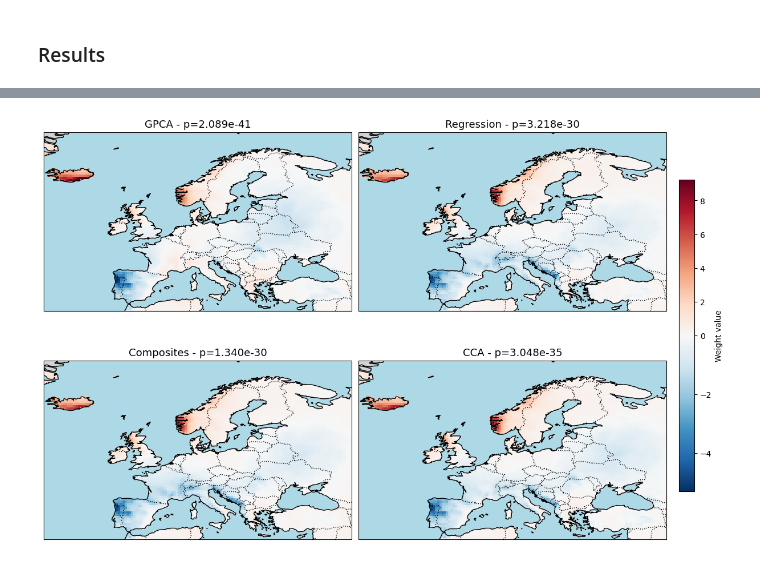
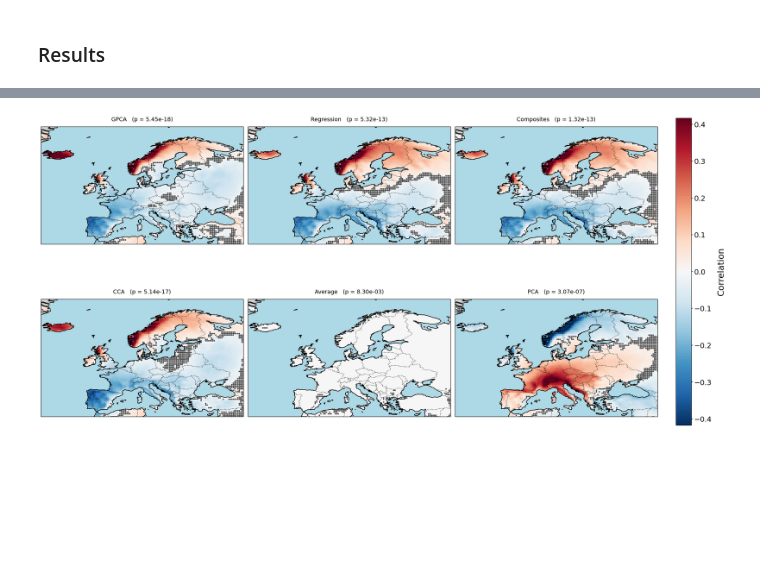
Before and after one commit to homerdurand/Granger-PCA-Teleconnections, a Jupyter notebook: teleconnection_precipitations.ipynb, the cells around one changed output, grey strips where cells are left out. Cells and saved outputs as stored; diff of their text form; code cells hidden in the pictures; blank space fills up the shorter version.

```diff
--- a/teleconnection_precipitations.ipynb
+++ b/teleconnection_precipitations.ipynb
@@ -131,3 +143,7 @@ cp_test_cca = cca.transform(anomalies_pca_test)
 sa = SpatialAveraging()
 sa.fit(oscillation_train[:, None], anomalies_train)
 cp_test_sa = sa.transform(anomalies_test)
+
+pc = PrincipalComponents()
+pc.fit(oscillation_train[:, None], anomalies_train)
+cp_test_pc = pc.transform(anomalies_test)
@@ -143,3 +307,10 @@ results_sa = test_granger_causality(oscillation_test[:, None], cp_test_sa, maxla
+# %%
+lag_min_gpca = lag#results_gpca['p_value'].argmin()+1
+lag_min_ra = lag#results_ra['p_value'].argmin()+1
+lag_min_ca = lag#results_ca['p_value'].argmin()+1
+lag_min_cca = lag#results_cca['p_value'].argmin()+1
+lag_min_sa = lag#results_sa['p_value'].argmin()+1
+lag_min_pc = lag#results_pc['p_value'].argmin()+1
 # %% [markdown]
 ### Results
 # %%
@@ -179,23 +387,32 @@ combined
 # %%
-idx = 0 # Which GPC
+# Normalising and reshaping weights to maps
+weights_gpca = np2D_to_np3D(w_gpca[None, :], mask)[0, :, :]
+weights_ra = np2D_to_np3D(w_ra[None, :], mask)[0, :, :]
+weights_ca = np2D_to_np3D( w_ca[None, :], mask)[0, :, :]
+weights_cca = np2D_to_np3D(w_cca[None, :], mask)[0, :, :]
+weights_sa = np2D_to_np3D(w_sa[None, :], mask)[0, :, :]
+weights_pc = -np2D_to_np3D(w_pc[None, :], mask)[0, :, :]
 
-weights_gpca = np2D_to_np3D(normalise((gpca.vects_[:, idx] @ pca.components_))[None, :], mask)[0, :, :]
-weights_ra = np2D_to_np3D(normalise((ra.lr.coef_.T @ pca.components_)[0, :])[None, :], mask)[0, :, :]
-weights_ca =np2D_to_np3D( normalise(ca.composites['PosNeg'].to_numpy() @ pca.components_)[None, :], mask)[0, :, :]
-weights_cca = np2D_to_np3D(normalise((cca.cca.y_rotations_.T @ pca.components_)[0, :])[None, :], mask)[0, :, :]
-weights_sa = np2D_to_np3D(sa.weights_[None, :], mask)[0, :, :]
+# Normalising and reshaping weights to maps
+signi_gpca = np2D_to_np3D(significance_gpca[None, :], mask)[0, :, :]
+signi_ra = np2D_to_np3D(significance_ra[None, :], mask)[0, :, :]
+signi_ca = np2D_to_np3D( significance_ca[None, :], mask)[0, :, :]
+signi_cca = np2D_to_np3D(significance_cca[None, :], mask)[0, :, :]
+signi_sa = np2D_to_np3D(significance_sa[None, :], mask)[0, :, :]
+signi_pc = np2D_to_np3D(significance_pc[None, :], mask)[0, :, :]
 
-weights = {'GPCA':{'weights':weights_gpca, 'p-value':results_gpca[results_gpca['lag']==gpca.maxlag]['p_value']},
-            'Regression':{'weights':weights_ra, 'p-value':results_ra[results_ra['lag']==gpca.maxlag]['p_value']},
-            'Composites':{'weights':weights_ca, 'p-value':results_ca[results_ca['lag']==gpca.maxlag]['p_value']},
-            'CCA':{'weights':weights_cca, 'p-value':results_cca[results_cca['lag']==gpca.maxlag]['p_value']}
-            # 'Average':{'weights':weights_sa, 'p-value':results_sa[results_sa['lag']==gpca.maxlag]['p_value_parametric']}
+weights = {'GPCA':{'weights':weights_gpca, 'significances':signi_gpca, 'p-value':results_gpca[results_gpca['lag']==lag_min_gpca]['p_value']},
+            'Regression':{'weights':weights_ra, 'significances':signi_ra, 'p-value':results_ra[results_ra['lag']==lag_min_ra]['p_value']},
+            'Composites':{'weights':weights_ca, 'significances':signi_ca, 'p-value':results_ca[results_ca['lag']==lag_min_ca]['p_value']},
+            'CCA':{'weights':weights_cca, 'significances':signi_cca, 'p-value':results_cca[results_cca['lag']==lag_min_cca]['p_value']},
+            'Average':{'weights':weights_sa, 'significances':signi_sa, 'p-value':results_sa[results_sa['lag']==lag_min_sa]['p_value']},
+            'PCA':{'weights':weights_pc, 'significances':signi_pc, 'p-value':results_pc[results_pc['lag']==lag_min_pc]['p_value']}
         }
 # %%
-path = f'figures/teleconnection_weights_precipitation_{region}_coarsen-{coarsen_factor}_lag-{gpca.maxlag}.pdf'
+path = f'figures/teleconnection_weights_precipitation_{region}_coarsen-{coarsen_factor}_lag-{gpca.maxlag}.png'
 
 lon=precip_anomalies['tp'].longitude.values
 lat=precip_anomalies['tp'].latitude.values
 plot_weight_maps(weights, 'Precipitation', lon, lat, extent=None, save_path=path)
 # %% [output]
-[figure, old version]
+[figure, new version]
```
Also changed, not shown: parts of 16 cells of this notebook, 7 other files.
